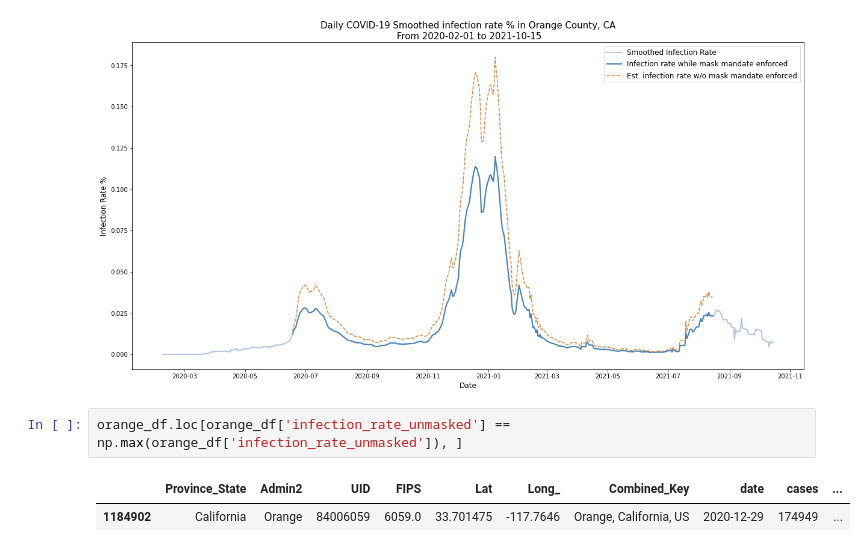
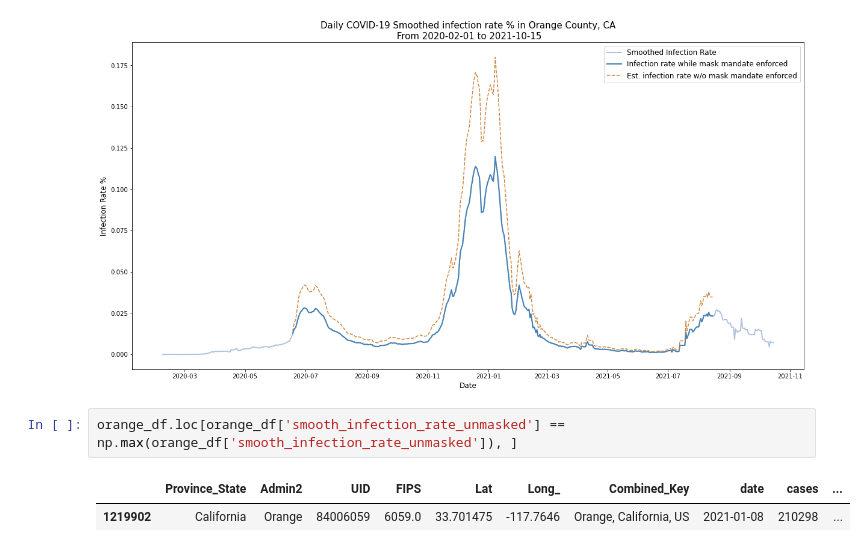
Before and after one commit to anushnap/data512-project, a Jupyter notebook: src/oc_analysis.ipynb, the cells around one changed output. Cells and saved outputs as stored; diff of their text form.

```diff
--- a/src/oc_analysis.ipynb
+++ b/src/oc_analysis.ipynb
@@ -247,7 +247,7 @@ plt.savefig('../results/orange-county_CA_daily-infection-rate-smoothed.jpg')
 # %% [output]
 [figure]
 # %%
-orange_df.loc[orange_df['infection_rate_unmasked'] == np.max(orange_df['infection_rate_unmasked']), ]
+orange_df.loc[orange_df['smooth_infection_rate_unmasked'] == np.max(orange_df['smooth_infection_rate_unmasked']), ]
 # %% [output]
 |  | Province_State | Admin2 | UID | FIPS | Lat | Long_ | Combined_Key | date | cases | ... |
-| 1184902 | California | Orange | 84006059 | 6059.0 | 33.701475 | -117.7646 | Orange, California, US | 2020-12-29 | 174949 | ... |
+| 1219902 | California | Orange | 84006059 | 6059.0 | 33.701475 | -117.7646 | Orange, California, US | 2021-01-08 | 210298 | ... |
```
Also changed, not shown: 1 other file.
